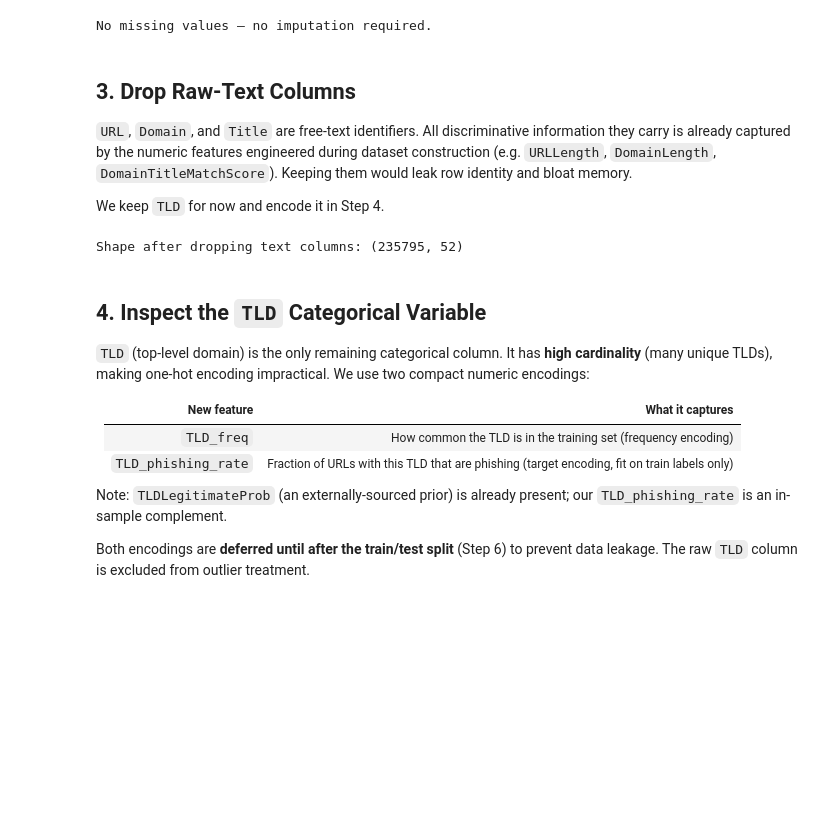
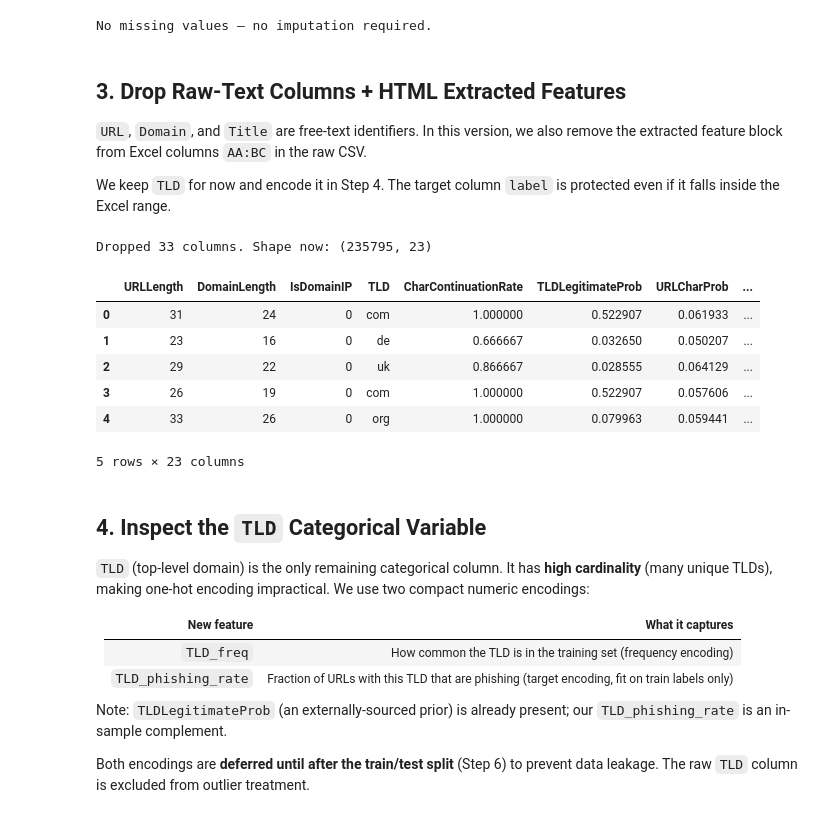
Before and after one commit to MuLancer/Phishing_URL_Classification, a Jupyter notebook: code/data_preprocessing.ipynb, the cells around one changed output. Saved outputs shown, nothing was run; the diff lists cells and outputs as text; code cells hidden in the pictures; blank space fills up the shorter version.

```diff
--- a/code/data_preprocessing.ipynb
+++ b/code/data_preprocessing.ipynb
@@ -66,17 +66,41 @@ else:
 # %% [output]
 No missing values — no imputation required.
 # %% [markdown]
-## 3. Drop Raw-Text Columns
+## 3. Drop Raw-Text Columns + HTML Extracted Features
 
-`URL`, `Domain`, and `Title` are free-text identifiers. All discriminative information they carry is already captured by the numeric features engineered during dataset construction (e.g. `URLLength`, `DomainLength`, `DomainTitleMatchScore`). Keeping them would leak row identity and bloat memory.
+`URL`, `Domain`, and `Title` are free-text identifiers. In this version, we also remove the extracted feature block from Excel columns `AA:BC` in the raw CSV.
 
-We keep `TLD` for now and encode it in Step 4.
+We keep `TLD` for now and encode it in Step 4. The target column `label` is protected even if it falls inside the Excel range.
 # %%
-DROP_TEXT = ['URL', 'Domain', 'Title']
-df = df.drop(columns=DROP_TEXT)
-print(f'Shape after dropping text columns: {df.shape}')
+DROP_TEXT = ['URL', 'Domain', 'Title','URLSimilarityIndex']
+TARGET_COL = 'label'
+
+def excel_col_to_idx(col):
+    idx = 0
+    for ch in col.upper():
+        idx = idx * 26 + (ord(ch) - ord('A') + 1)
+    return idx - 1
+
+start_idx = excel_col_to_idx('Z')
+end_idx = excel_col_to_idx('BC')
+drop_range_cols = df.columns[start_idx:end_idx + 1].tolist()
+drop_range_cols = [c for c in drop_range_cols if c != TARGET_COL]
+
+drop_cols = [c for c in (drop_range_cols + DROP_TEXT) if c in df.columns]
+df = df.drop(columns=drop_cols)
+print(f'Dropped {len(drop_cols)} columns. Shape now: {df.shape}')
 # %% [output]
-Shape after dropping text columns: (235795, 52)
+Dropped 33 columns. Shape now: (235795, 23)
+# %%
+df.head()
+# %% [output]
+|  | URLLength | DomainLength | IsDomainIP | TLD | CharContinuationRate | TLDLegitimateProb | URLCharProb | ... |
+| 0 | 31 | 24 | 0 | com | 1.000000 | 0.522907 | 0.061933 | ... |
+| 1 | 23 | 16 | 0 | de | 0.666667 | 0.032650 | 0.050207 | ... |
+| 2 | 29 | 22 | 0 | uk | 0.866667 | 0.028555 | 0.064129 | ... |
+| 3 | 26 | 19 | 0 | com | 1.000000 | 0.522907 | 0.057606 | ... |
+| 4 | 33 | 26 | 0 | org | 1.000000 | 0.079963 | 0.059441 | ... |
+5 rows × 23 columns
 # %% [markdown]
 ## 4. Inspect the `TLD` Categorical Variable
 
```
Also changed, not shown: parts of 7 cells of this notebook, 1 other file.
